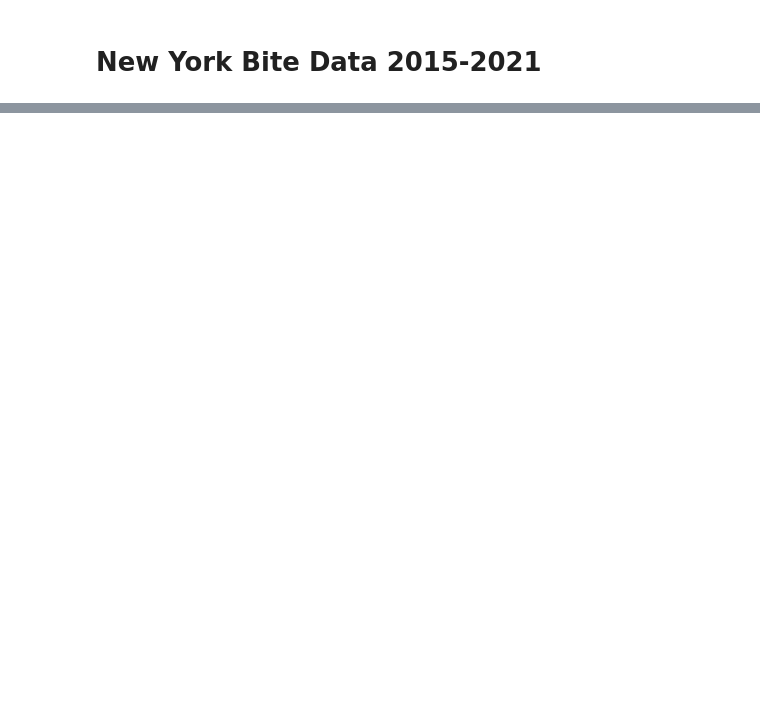
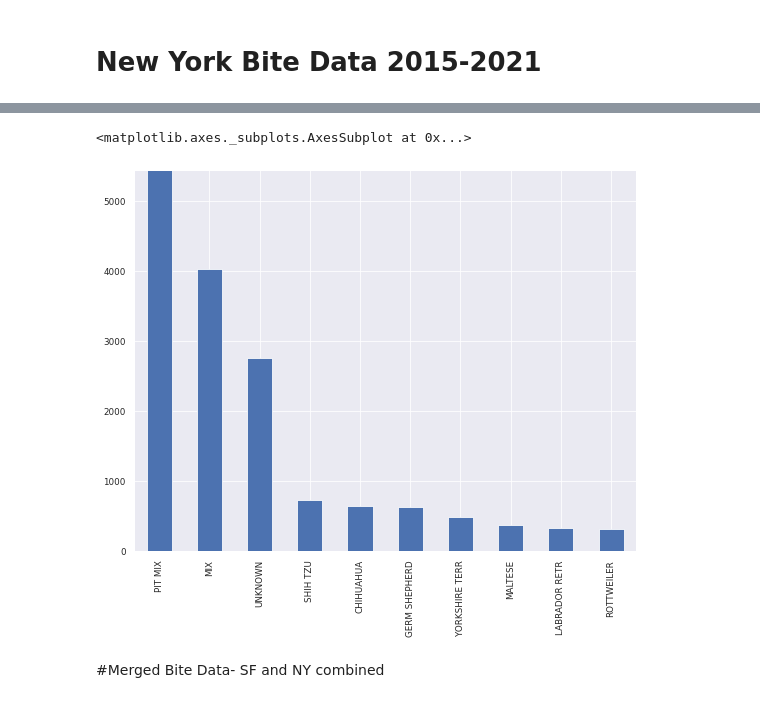
Before and after one commit to abellizzistudent/CST383_Project, a Jupyter notebook: SAV.ipynb, the cells around one changed output, grey strips where cells are left out. Drawn from its saved outputs; the diff is of its cells as text; code cells hidden in the pictures; blank space fills up the shorter version.

```diff
--- a/SAV.ipynb
+++ b/SAV.ipynb
@@ -63,3 +143,10 @@ The data does not include whether one dog is a multi-offender.
 # %%
-df_ny = pd.read_csv("/content/ny-dog-bites-2015-2021-CLEAN.csv")
-df_ny.head()
+df_ny = pd.read_csv("/content/drive/Shareddrives/Data Science Project/DogBiteData/ny-dog-bites-2015-2021-CLEAN.csv")
+#print(df_ny.head())
+#df_ny.info()
+df_ny['breed_group'].value_counts().nlargest(10).plot(kind='bar')
+# %% [output]
+<matplotlib.axes._subplots.AxesSubplot at 0x...>
+[figure, added]
+# %% [markdown]
+#Merged Bite Data- SF and NY combined
```
Also changed, not shown: parts of 52 cells of this notebook.
